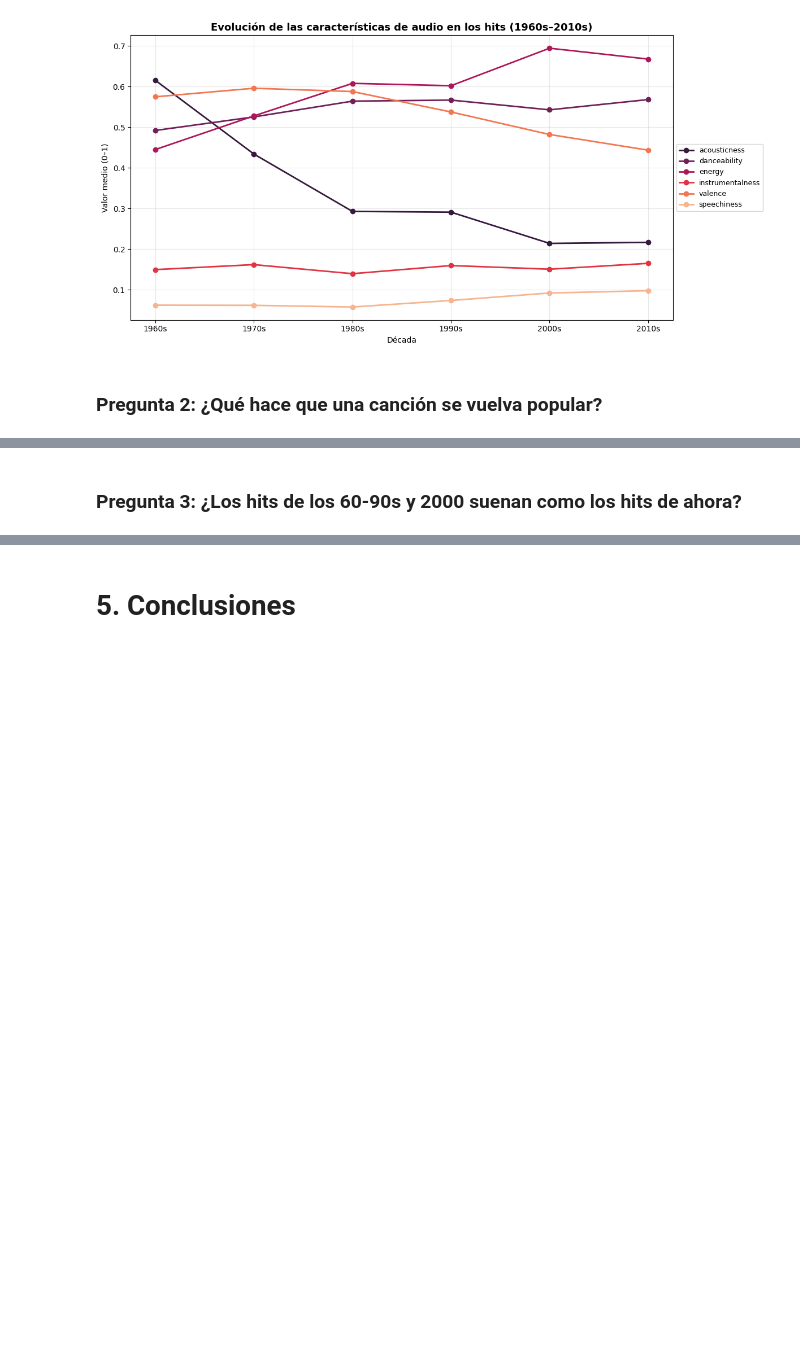
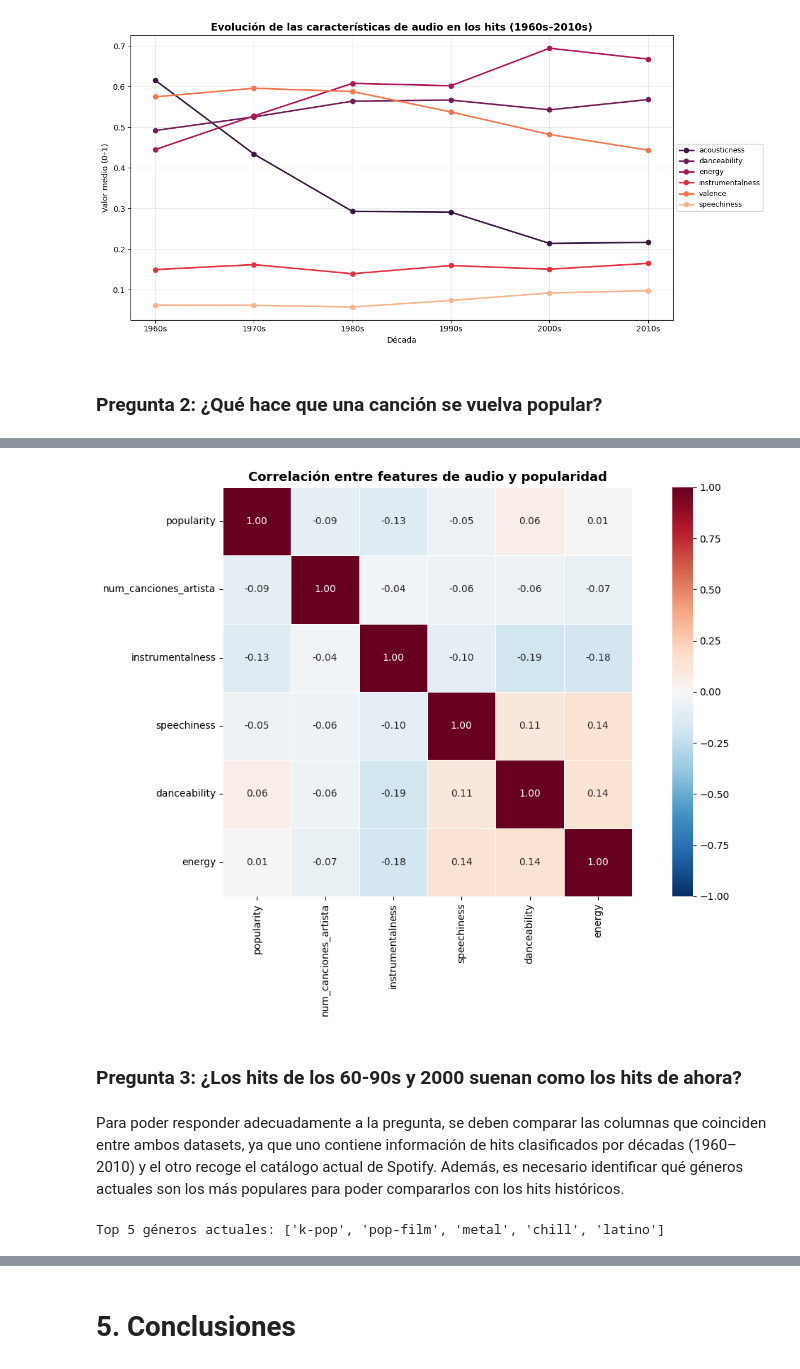
Before and after one commit to AJG239/Spotify-Visualitation, a Jupyter notebook: spotify.ipynb, the cells around one changed output, grey strips where cells are left out. Saved outputs shown, nothing was run; the diff lists cells and outputs as text; code cells hidden in the pictures; blank space fills up the shorter version.

```diff
--- a/spotify.ipynb
+++ b/spotify.ipynb
@@ -293,2 +299,57 @@ plt.show()
+# %%
+# Cantidad de canciones que tiene cada artista en el dataset
+canciones_por_artista = datafram_sporify.groupby('artists')['track_id'].transform('count')
+datafram_sporify['num_canciones_artista'] = canciones_por_artista
+
+# Media de popularidad del artista
+popularidad_artista = datafram_sporify.groupby('artists')['popularity'].transform('mean')
+datafram_sporify['popularidad_media_artista'] = popularidad_artista.round(2)
+# %%
+columnas = ['popularity', 'num_canciones_artista', 'instrumentalness', 'speechiness', 'danceability', 'energy']
+
+correlacion = datafram_sporify[columnas].corr()
+
+fig, ax = plt.subplots(figsize=(12, 8))
+
+sns.heatmap(
+    correlacion,
+    annot=True,
+    fmt='.2f',
+    cmap='RdBu_r',
+    center=0,
+    vmin=-1, vmax=1,
+    square=True,
+    linewidths=0.5,
+    ax=ax
+)
+
+ax.set_title('Correlación entre features de audio y popularidad', fontsize=13, fontweight='bold')
+
+plt.tight_layout()
+plt.show()
+# %% [output]
+[figure, added]
 # %% [markdown]
 ### Pregunta 3: ¿Los hits de los 60-90s y 2000 suenan como los hits de ahora?
+# %% [markdown]
+Para poder responder adecuadamente a la pregunta, se deben comparar las columnas que coinciden entre ambos datasets, ya que uno contiene información de hits clasificados por décadas (1960–2010) y el otro recoge el catálogo actual de Spotify. Además, es necesario identificar qué géneros actuales son los más populares para poder compararlos con los hits históricos.
+# %%
+# Cogemos las columnas en común que queramos comparar
+columnas = ['danceability', 'energy', 'valence', 'acousticness', 'speechiness', 'instrumentalness']
+
+# Perfil medio de los HITS por década
+hits_only = dataframe_hits[dataframe_hits['resultado'] == 'Hit']
+perfil_hits = hits_only.groupby('decada')[columnas].mean()
+
+# Top 5 géneros más populares de Spotify
+top_genres = (
+    datafram_sporify.groupby('track_genre')['popularity']
+    .mean().nlargest(5).index.tolist()
+)
+
+df_top = datafram_sporify[datafram_sporify['track_genre'].isin(top_genres)]
+perfil_top = df_top.groupby('track_genre')[columnas].mean()
+
+print(f'Top 5 géneros actuales: {top_genres}')
+# %% [output]
+Top 5 géneros actuales: ['k-pop', 'pop-film', 'metal', 'chill', 'latino']
```
Also changed, not shown: parts of 10 cells of this notebook.
